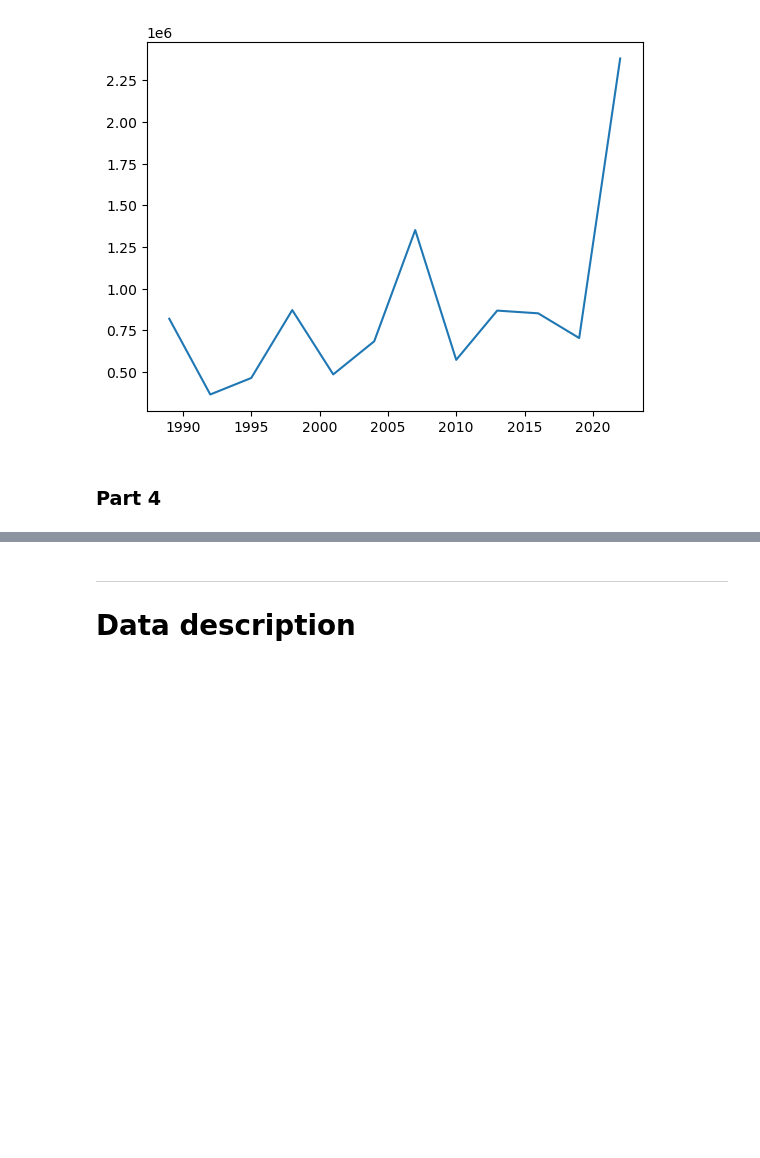
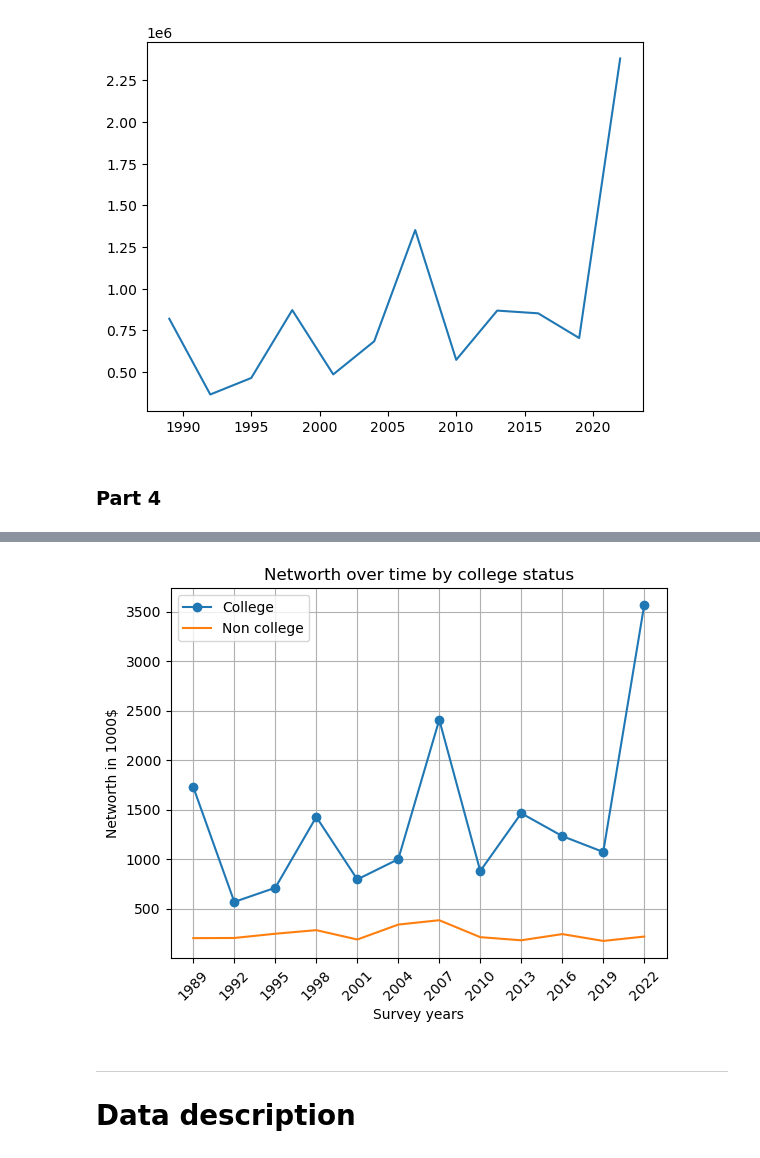
Before and after one commit to sarasyr-123/TECH2-H25-assignment2, a Jupyter notebook: assignment2.ipynb, the cells around one changed output, grey strips where cells are left out. Cells and saved outputs as stored; diff of their text form; code cells hidden in the pictures; blank space fills up the shorter version.

```diff
--- a/assignment2.ipynb
+++ b/assignment2.ipynb
@@ -203,0 +236,23 @@ plt.plot(df_average_networth_by_year['year'],df_average_networth_by_year['averag
+# %%
+survey_years = sorted(df_filtered['year'].unique())
+
+avg_networth_without_college = {}
+avg_networth_with_college = {}
+
+for year in survey_years:
+    college_group = df_filtered[(df_filtered['year'] == year) & (df_filtered['college'] == 1)]
+    avg_networth_with_college[year] = college_group['networth'].mean()
+
+    noncollege_group = df_filtered[(df_filtered['year'] == year) & (df_filtered['college'] == 0)]
+    avg_networth_without_college[year] = noncollege_group['networth'].mean()
+# %%
+df.college=pd.DataFrame(
+    list(avg_networth_with_college.items()),columns=['year','avg_networth_with_college']
+    )
+
+df.noncollege=pd.DataFrame(
+    list(avg_networth_without_college.items()),columns=['year','avg_networth_without_college']
+)
+
+df.college
+df.noncollege
@@ -204,3 +273,23 @@ plt.plot(df_average_networth_by_year['year'],df_average_networth_by_year['averag
+# %%
+df_combined=pd.merge(df.college , df.noncollege, on='year')
+
+import matplotlib.pyplot as plt
+
+plt.plot(df_combined['year'],df_combined['avg_networth_with_college'], label='College', marker='o')
+plt.plot(df_combined['year'],df_combined['avg_networth_without_college'],label='Non college', marker=None)
+
+
+#Adding title, labels,
+plt.title('Networth over time by college status')
+plt.xlabel('Survey years')
+plt.ylabel('Networth in 1000$')
+plt.legend()
+plt.grid(True)
+plt.xticks(df_combined['year'], rotation=45)
+plt.tight_layout
+plt.show()
+# %% [output]
+[figure, added]
 # %% [markdown]
 ***
 # Data description
```
Also changed, not shown: parts of 8 cells of this notebook.
